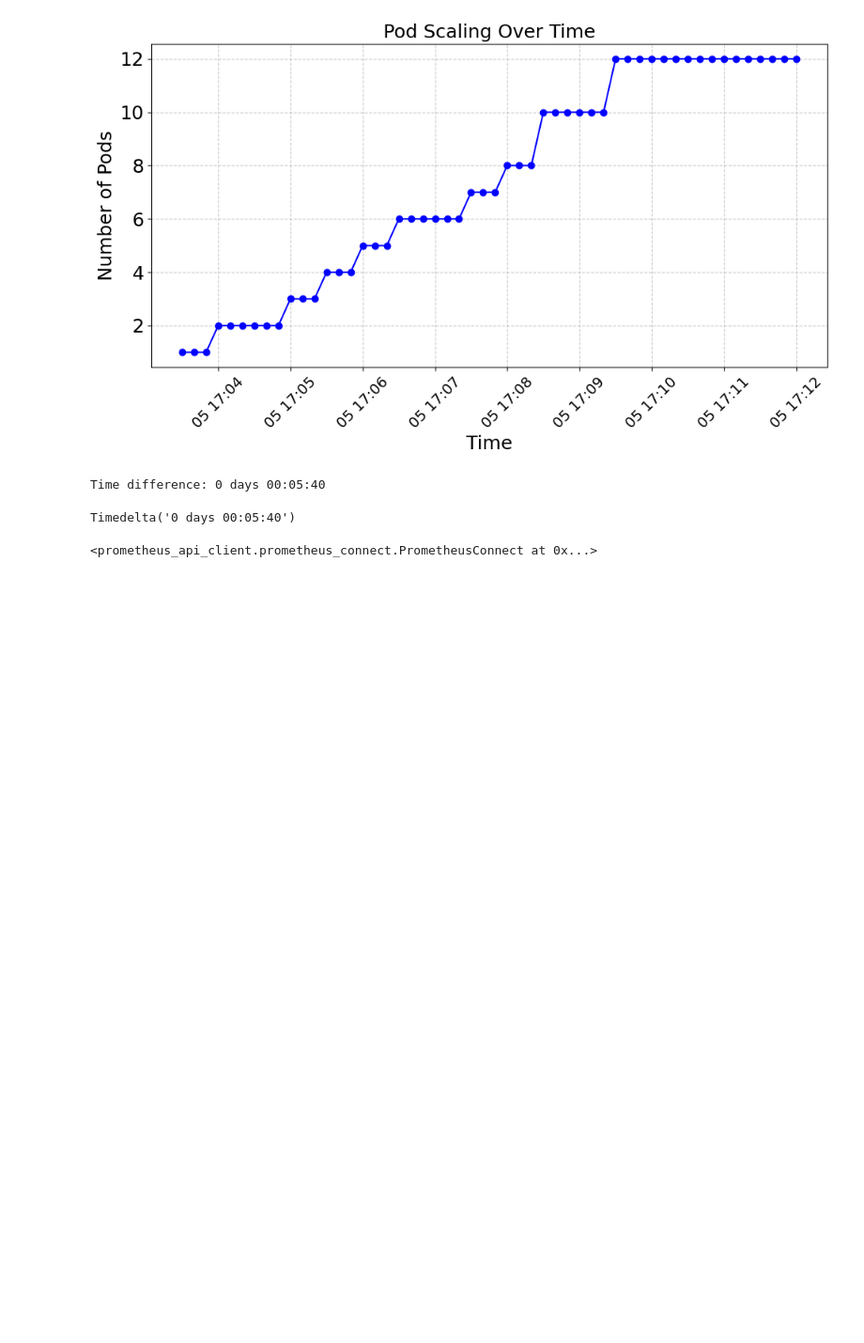
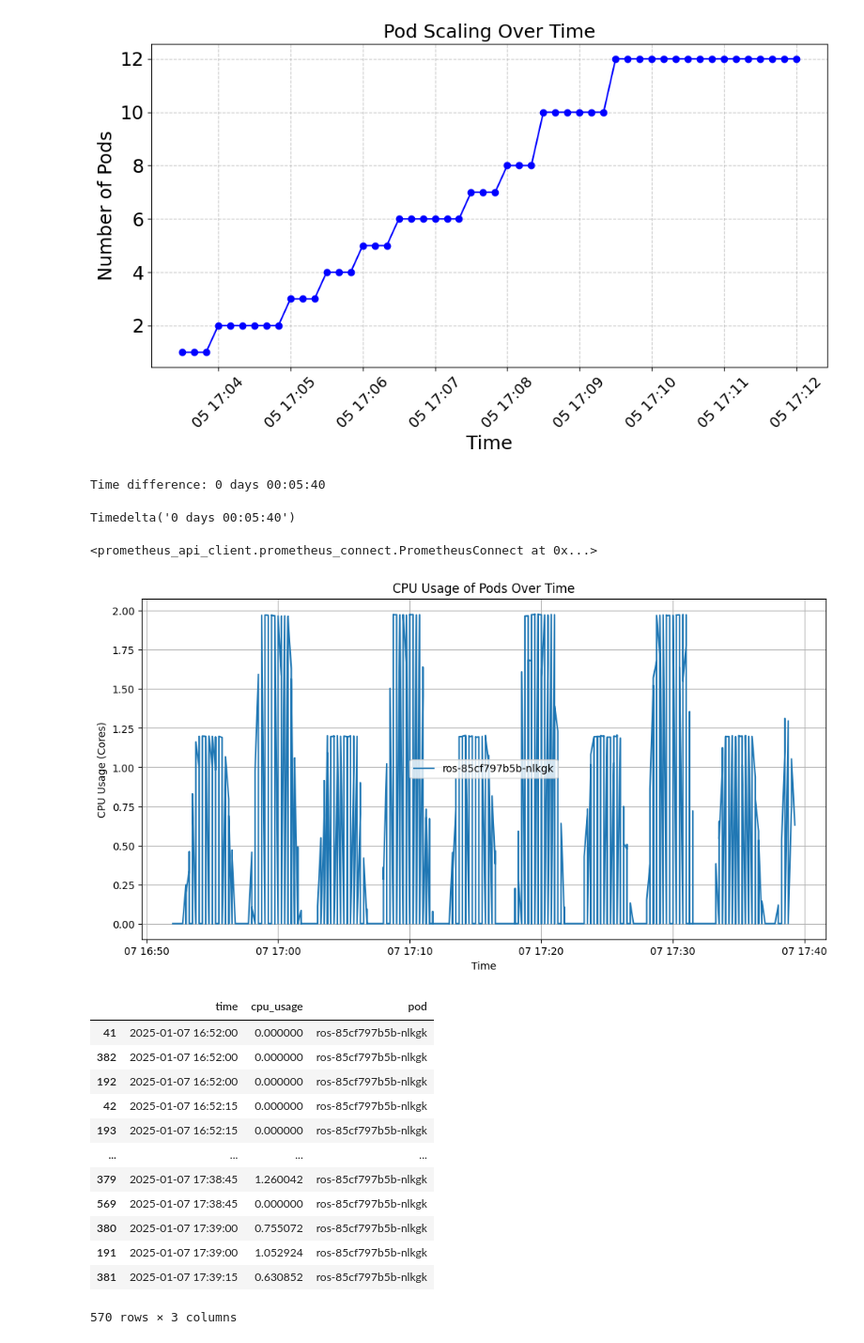
Before and after one commit to MSKazemi/Vagrant-Kubernetes-ROS2-Deployment, a Jupyter notebook: DataAnalysis/HPA.ipynb, the cells around one changed output. Shown at 94% size. Drawn from its saved outputs; the diff is of its cells as text; code cells hidden in the pictures; blank space fills up the shorter version.

```diff
--- a/DataAnalysis/HPA.ipynb
+++ b/DataAnalysis/HPA.ipynb
@@ -163,3 +163,70 @@ prom = PrometheusConnect(url ="http://192.168.56.10:30090", disable_ssl=True)
 prom
 # %% [output]
 <prometheus_api_client.prometheus_connect.PrometheusConnect at 0x...>
+# %%
+import requests
+import pandas as pd
+import matplotlib.pyplot as plt
+
+# Prometheus query URL
+prometheus_url = "http://192.168.56.10:30090/api/v1/query_range"
+query = 'rate(container_cpu_usage_seconds_total{namespace="ros", pod=~"ros-.*"}[1m])'
+
+# Query parameters
+params = {
+    "query": query,
+    "start": "2025-01-07T16:52:00Z",  # Adjust to your start time
+    "end": "2025-01-07T23:30:00Z",    # Adjust to your end time
+    "step": "15s"                     # Query interval
+}
+
+# Make the request
+response = requests.get(prometheus_url, params=params)
+data = response.json()
+
+# Parse the results
+results = data['data']['result']
+time_series = []
+for result in results:
+    pod_name = result['metric']['pod']
+    values = result['values']
+    for timestamp, value in values:
+        time_series.append({"time": float(timestamp), "cpu_usage": float(value), "pod": pod_name})
+
+# Convert to DataFrame
+df = pd.DataFrame(time_series)
+
+
+
+df['time'] = pd.to_datetime(df['time'], unit='s')  # Convert to readable timestamps
+# Sort by time
+df = df.sort_values(by='time')
+
+# Plot CPU usage over time
+plt.figure(figsize=(12, 6))
+# plt.plot(df['time'], df['cpu_usage'], marker='o', linestyle='-', color='b')
+for pod_name, group in df.groupby("pod"):
+    plt.plot(group['time'], group['cpu_usage'], label=pod_name)
+
+plt.title("CPU Usage of Pods Over Time")
+plt.xlabel("Time")
+plt.ylabel("CPU Usage (Cores)")
+plt.legend()
+plt.grid(True)
+plt.show()
+df
+# %% [output]
+[figure, added]
+|  | time | cpu_usage | pod |
+| 41 | 2025-01-07 16:52:00 | 0.000000 | ros-85cf797b5b-nlkgk |
+| 382 | 2025-01-07 16:52:00 | 0.000000 | ros-85cf797b5b-nlkgk |
+| 192 | 2025-01-07 16:52:00 | 0.000000 | ros-85cf797b5b-nlkgk |
+| 42 | 2025-01-07 16:52:15 | 0.000000 | ros-85cf797b5b-nlkgk |
+| 193 | 2025-01-07 16:52:15 | 0.000000 | ros-85cf797b5b-nlkgk |
+| ... | ... | ... | ... |
+| 379 | 2025-01-07 17:38:45 | 1.260042 | ros-85cf797b5b-nlkgk |
+| 569 | 2025-01-07 17:38:45 | 0.000000 | ros-85cf797b5b-nlkgk |
+| 380 | 2025-01-07 17:39:00 | 0.755072 | ros-85cf797b5b-nlkgk |
+| 191 | 2025-01-07 17:39:00 | 1.052924 | ros-85cf797b5b-nlkgk |
+| 381 | 2025-01-07 17:39:15 | 0.630852 | ros-85cf797b5b-nlkgk |
+570 rows × 3 columns
```
Also changed, not shown: parts of 10 cells of this notebook, 2 other files.
